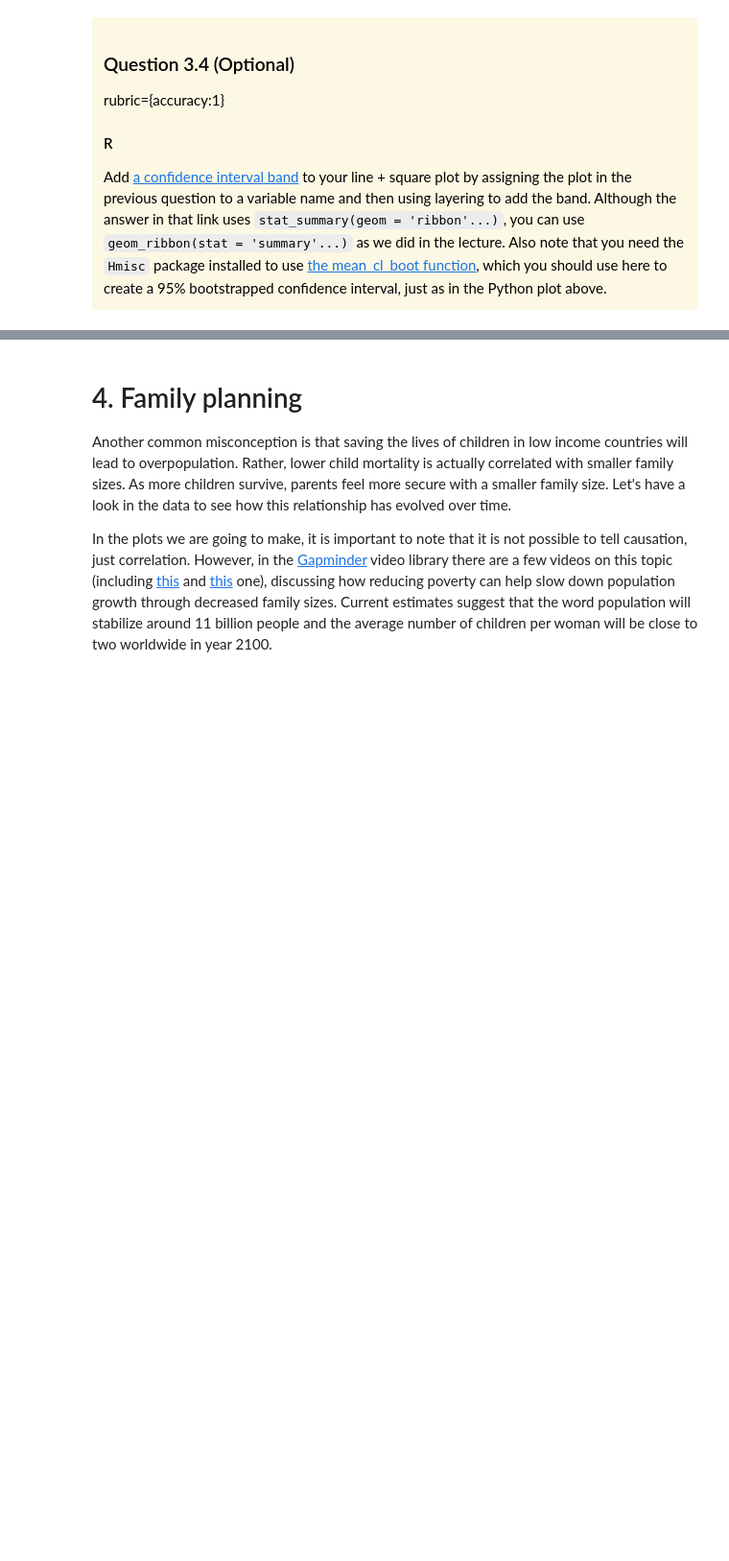
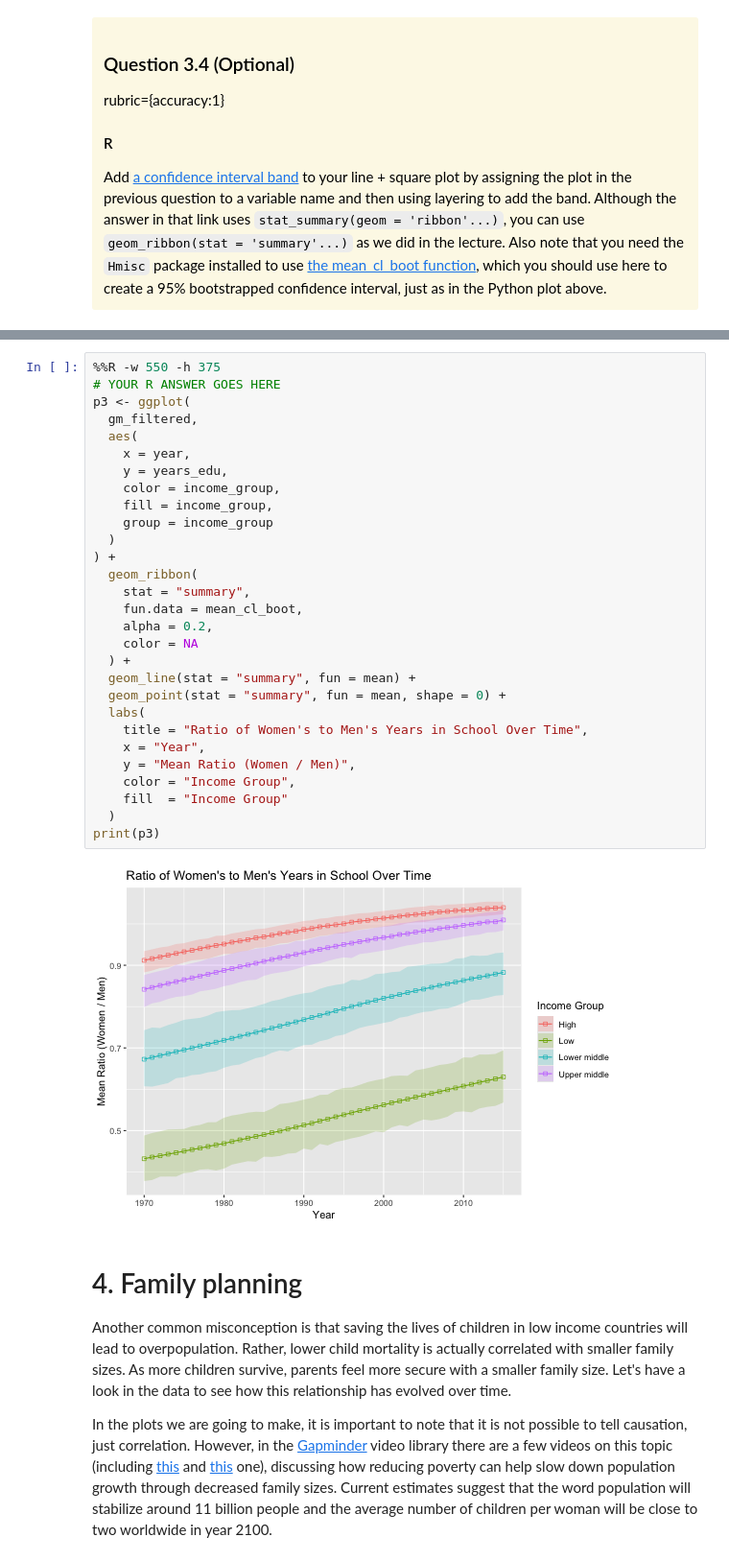
Before and after one commit to JordanKaseram/MDS-Data-550-Labs, a Jupyter notebook: Lab 1/lab1_python (1).ipynb, the cells around one changed output, grey strips where cells are left out. Shown at 96% size. Saved outputs shown, nothing was run; the diff lists cells and outputs as text; blank space fills up the shorter version.

```diff
--- a/Lab 1/lab1_python (1).ipynb
+++ b/Lab 1/lab1_python (1).ipynb
@@ -381,3 +385,34 @@ UsageError: Cell magic `%%R` not found.
+# %%
+%%R -w 550 -h 375
+# YOUR R ANSWER GOES HERE
+p3 <- ggplot(
+  gm_filtered,
+  aes(
+    x = year,
+    y = years_edu,
+    color = income_group,
+    fill = income_group,
+    group = income_group
+  )
+) +
+  geom_ribbon(
+    stat = "summary",
+    fun.data = mean_cl_boot,
+    alpha = 0.2,
+    color = NA
+  ) +
+  geom_line(stat = "summary", fun = mean) +
+  geom_point(stat = "summary", fun = mean, shape = 0) +
+  labs(
+    title = "Ratio of Women's to Men's Years in School Over Time",
+    x = "Year",
+    y = "Mean Ratio (Women / Men)",
+    color = "Income Group",
+    fill  = "Income Group"
+  )
+print(p3)
+# %% [output]
+[figure, added]
 # %% [markdown]
 # 4. Family planning
 
```
Also changed, not shown: parts of 23 cells of this notebook.
